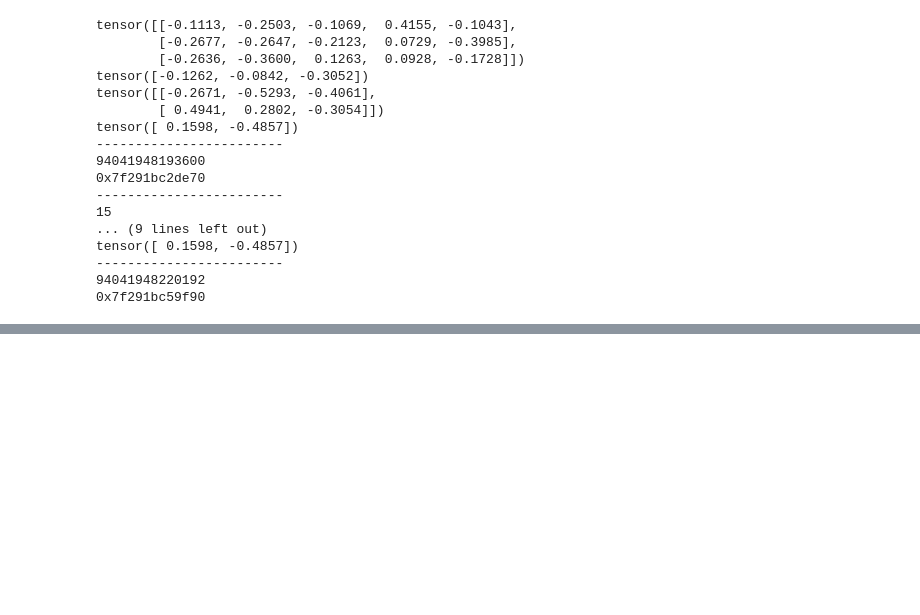
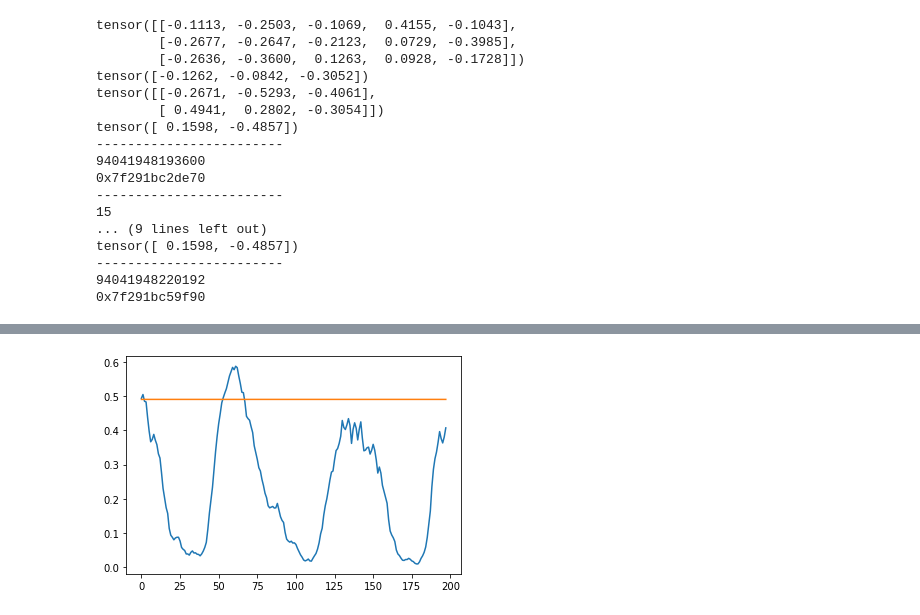
Before and after one commit to lu0x1a0/SA_PT_LG_MCMC_DNN, a Jupyter notebook: lgmcmc.ipynb, the cells around one changed output, grey strips where cells are left out. Saved outputs shown, nothing was run; the diff lists cells and outputs as text; code cells hidden in the pictures; blank space fills up the shorter version.

```diff
--- a/lgmcmc.ipynb
+++ b/lgmcmc.ipynb
@@ -123,0 +577,6 @@ torch.Tensor
+# %%
+plt.plot(testy)
+plt.plot(fx_test[-10,:].detach().numpy())
+plt.show()
+# %% [output]
+[figure, added]
```
Also changed, not shown: parts of 19 cells of this notebook, 1 other file.
